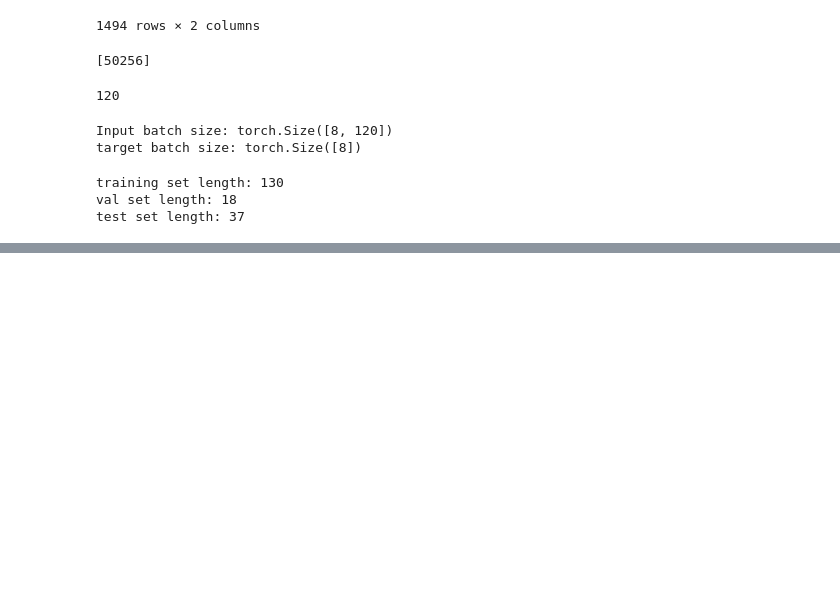
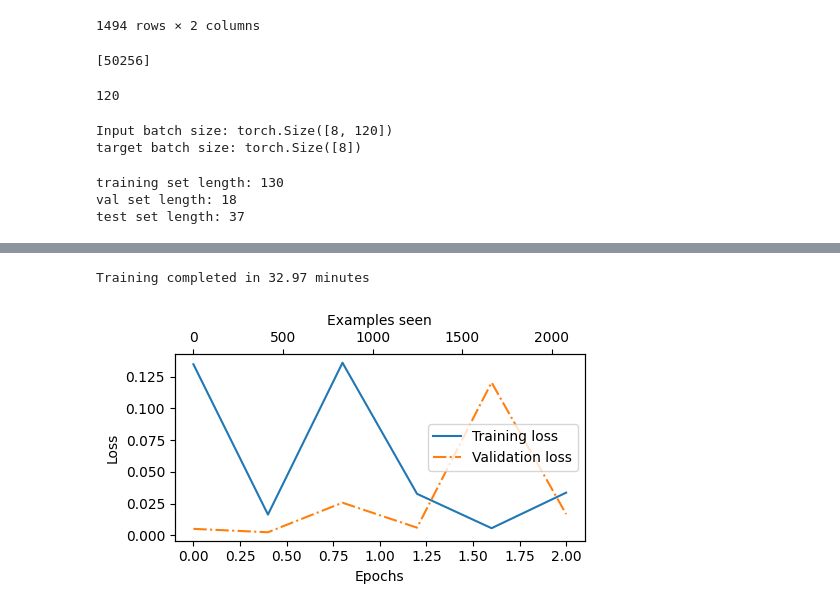
Before and after one commit to BhavyaGoyal777/777LLM, a Jupyter notebook: chap6.ipynb, the cells around one changed output, grey strips where cells are left out. Drawn from its saved outputs; the diff is of its cells as text; code cells hidden in the pictures; blank space fills up the shorter version.

```diff
--- a/chap6.ipynb
+++ b/chap6.ipynb
@@ -277,0 +693,7 @@ test set length: 37
+# %%
+def calc_loss_batch(input_batch,target_batch,model,device):
+    input_batch = input_batch.to(device)
+    target_batch=target_batch.to(device)
+    logits = model(input_batch)[:,-1,:]
+    loss = torch.nn.functional.cross_entropy(logits,target_batch)
+    return loss
@@ -277,0 +718,10 @@ test set length: 37
+# %%
+with torch.no_grad():
+    print("[DEBUG] Calculating training loss...")
+    train_loss = calc_loss(train_dataloader, model=model, device=device, num_batches=5)
+
+    print("[DEBUG] Calculating validation loss...")
+    val_loss = calc_loss(val_dataloader, model=model, device=device, num_batches=5)
+
+    print("[DEBUG] Calculating test loss...")
+    test_loss = calc_loss(test_dataloader, model=model, device=device, num_batches=5)
@@ -277,0 +839,31 @@ test set length: 37
+# %%
+print(f"Training completed in {execution_time:.2f} minutes")
+# %% [output]
+Training completed in 32.97 minutes
+# %%
+import matplotlib.pyplot as plt
+def plot_values(
+    epochs_seen, examples_seen, train_values, val_values,
+    label="loss"):
+    fig, ax1 = plt.subplots(figsize=(5, 3))
+#1
+    ax1.plot(epochs_seen, train_values, label=f"Training {label}")
+    ax1.plot(
+    epochs_seen, val_values, linestyle="-.",
+    label=f"Validation {label}"
+)
+    ax1.set_xlabel("Epochs")
+    ax1.set_ylabel(label.capitalize())
+    ax1.legend()
+#2
+    ax2 = ax1.twiny()
+    ax2.plot(examples_seen, train_values, alpha=0) #3
+    ax2.set_xlabel("Examples seen")
+    fig.tight_layout() #4
+    plt.savefig(f"{label}-plot.pdf")
+    plt.show()
+epochs_tensor = torch.linspace(0, num_epochs, len(train_losses))
+examples_seen_tensor = torch.linspace(0, examples_seen, len(train_losses))
+plot_values(epochs_tensor, examples_seen_tensor, train_losses, val_losses)
+# %% [output]
+[figure, added]
```
Also changed, not shown: parts of 34 cells of this notebook.
